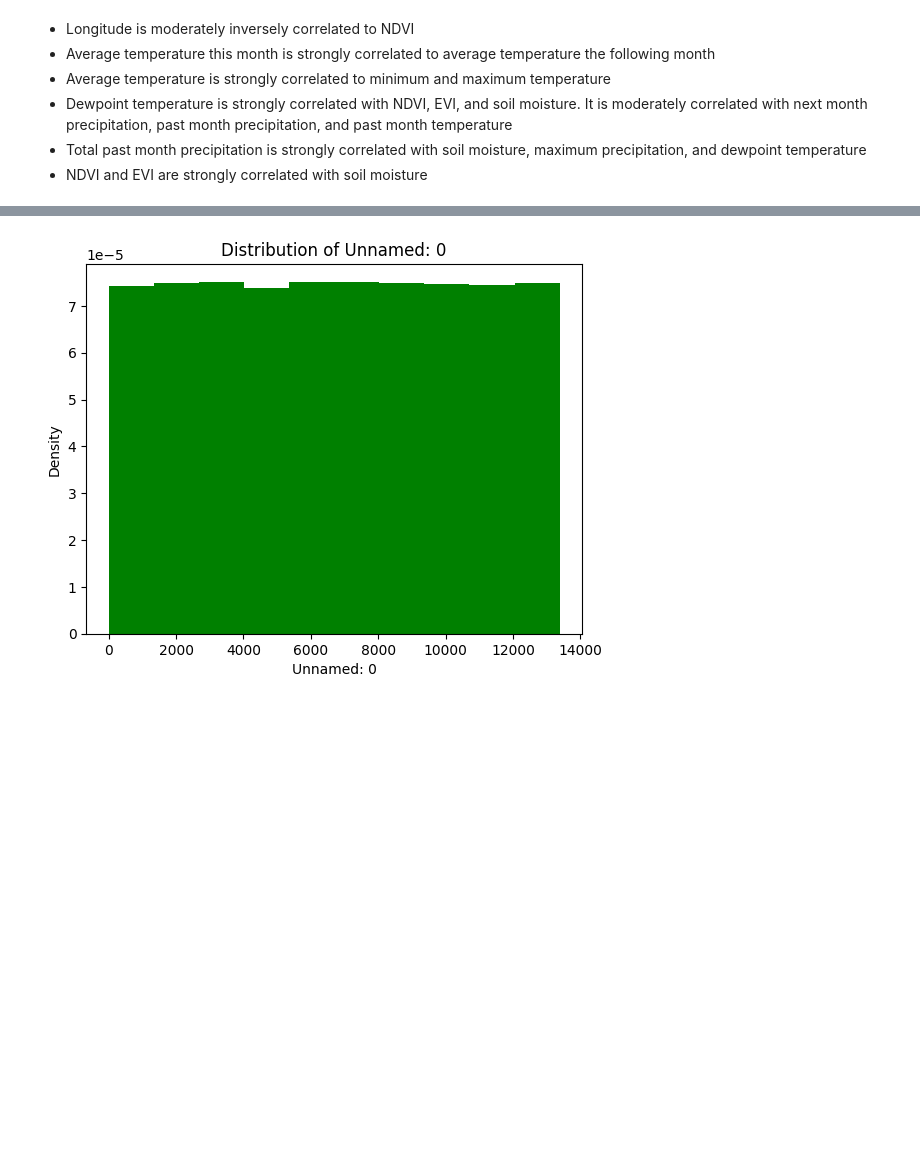
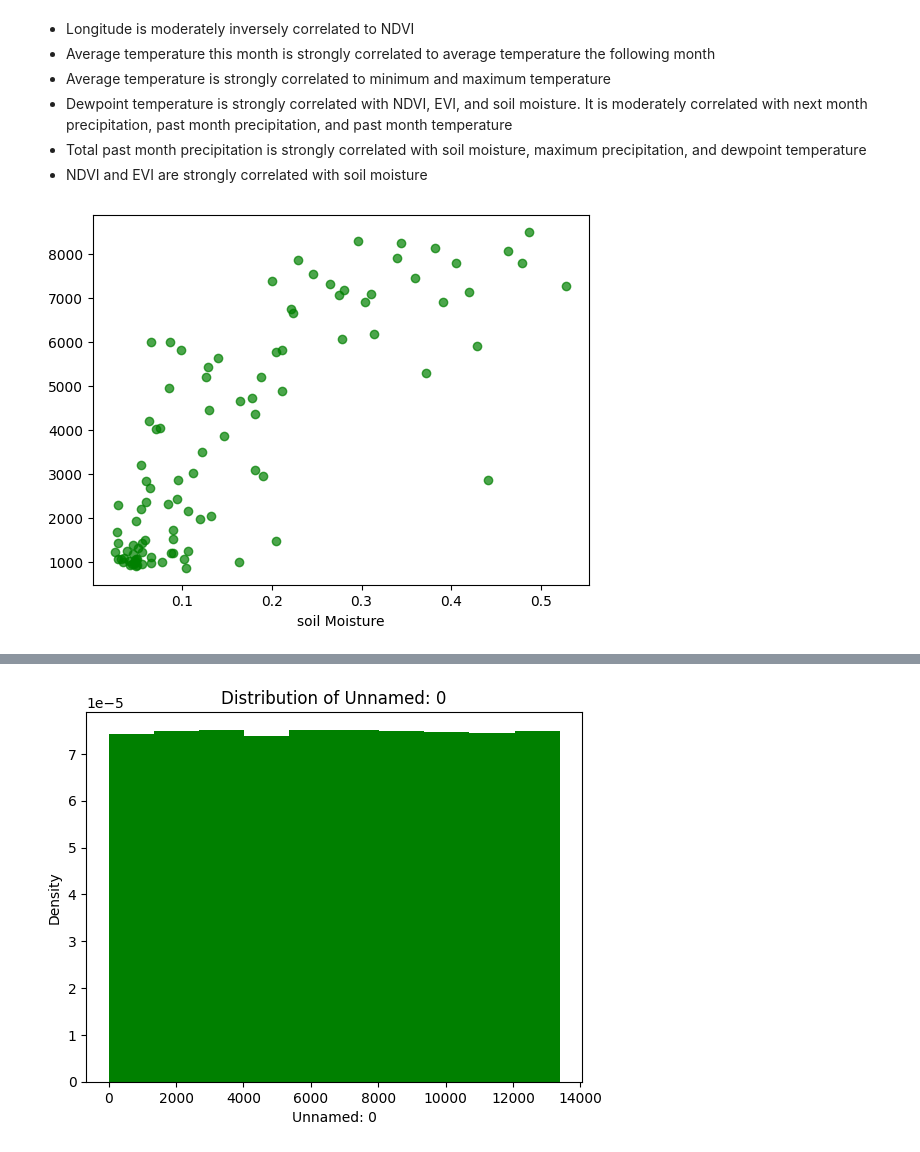
Before and after one commit to RoyZhaoGA/DroughtForecastAI, a Jupyter notebook: DroughtPrediction.ipynb, the cells around one changed output, grey strips where cells are left out. Drawn from its saved outputs; the diff is of its cells as text; code cells hidden in the pictures; blank space fills up the shorter version.

```diff
--- a/DroughtPrediction.ipynb
+++ b/DroughtPrediction.ipynb
@@ -107,3 +107,17 @@ plt.show()
 - Dewpoint temperature is strongly correlated with NDVI, EVI, and soil moisture. It is moderately correlated with next month precipitation, past month precipitation, and past month temperature
 - Total past month precipitation is strongly correlated with soil moisture, maximum precipitation, and dewpoint temperature
 - NDVI and EVI are strongly correlated with soil moisture
+# %%
+import random
+
+sample_df = dataset.sample(n=100, axis='rows')
+
+soil_moisture = sample_df["soil_moisture_am"]
+NDVI_sample = sample_df["NDVI"]
+
+plt.scatter(soil_moisture, NDVI_sample, c="green", alpha=0.7)
+plt.xlabel("soil Moisture")
+
+plt.show()
+# %% [output]
+[figure, added]
```
Also changed, not shown: parts of 1 cell of this notebook.
